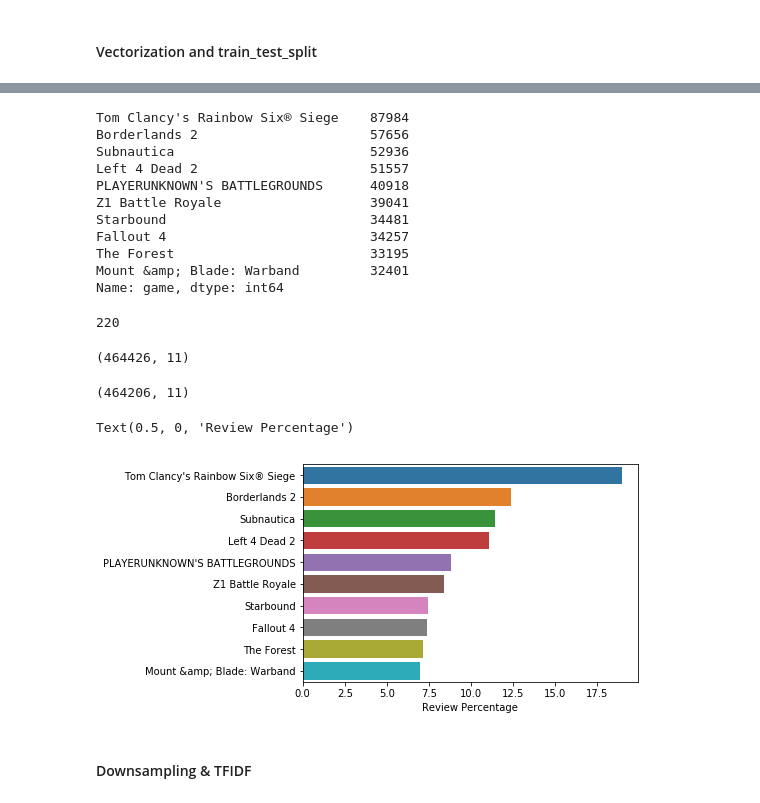
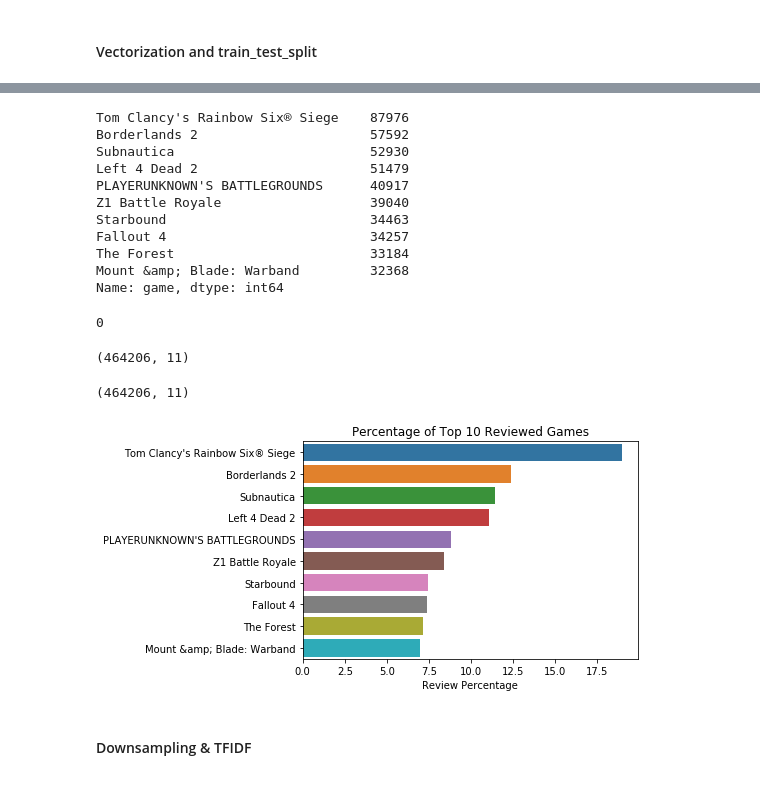
Before and after one commit to jnskemp89/Capstone, a Jupyter notebook: Steam_Review_Capstone.ipynb, the cells around one changed output, grey strips where cells are left out. Saved outputs shown, nothing was run; the diff lists cells and outputs as text; code cells hidden in the pictures.

```diff
--- a/Steam_Review_Capstone.ipynb
+++ b/Steam_Review_Capstone.ipynb
@@ -147,7 +147,7 @@ steam_df.to_csv('steam_df', sep = ',')
 # %% [markdown]
 ### Start from here with saved CSV
 # %%
-steam_df = pd.read_csv('steam_df')
+steam_df = pd.read_csv('./data/steam_df')
 # %%
 steam_df = steam_df.drop('Unnamed: 0', axis = 1)
 steam_df.head(5)
@@ -190,25 +190,25 @@ Name: text_tok, Length: 464426, dtype: object
 # %%
 steam_df['game'].value_counts()
 # %% [output]
-Tom Clancy's Rainbow Six® Siege    87984
-Borderlands 2                      57656
-Subnautica                         52936
-Left 4 Dead 2                      51557
-PLAYERUNKNOWN'S BATTLEGROUNDS      40918
-Z1 Battle Royale                   39041
-Starbound                          34481
+Tom Clancy's Rainbow Six® Siege    87976
+Borderlands 2                      57592
+Subnautica                         52930
+Left 4 Dead 2                      51479
+PLAYERUNKNOWN'S BATTLEGROUNDS      40917
+Z1 Battle Royale                   39040
+Starbound                          34463
 Fallout 4                          34257
-The Forest                         33195
-Mount &amp; Blade: Warband         32401
+The Forest                         33184
+Mount &amp; Blade: Warband         32368
 Name: game, dtype: int64
 # %%
 steam_df['text'].isna().sum()
 # %% [output]
-220
+0
 # %%
 steam_df.shape
 # %% [output]
-(464426, 11)
+(464206, 11)
 # %%
 steam_df = steam_df.dropna()
 # %%
@@ -218,11 +218,11 @@ steam_df.shape
 # %%
 game_PCT = (steam_df.game.value_counts(ascending=False, sort=True, normalize=True)*100).head(10).reset_index()
 sns.barplot(x='game', y='index', data=game_PCT)
 plt.ylabel('', fontsize = 20)
 plt.xlabel('Review Percentage')
+plt.title("Percentage of Top 10 Reviewed Games");
 # %% [output]
-Text(0.5, 0, 'Review Percentage')
-[figure, old version]
+[figure, new version]
 # %% [markdown]
 #### Downsampling & TFIDF
 # %%
```
Also changed, not shown: parts of 5 cells of this notebook.
